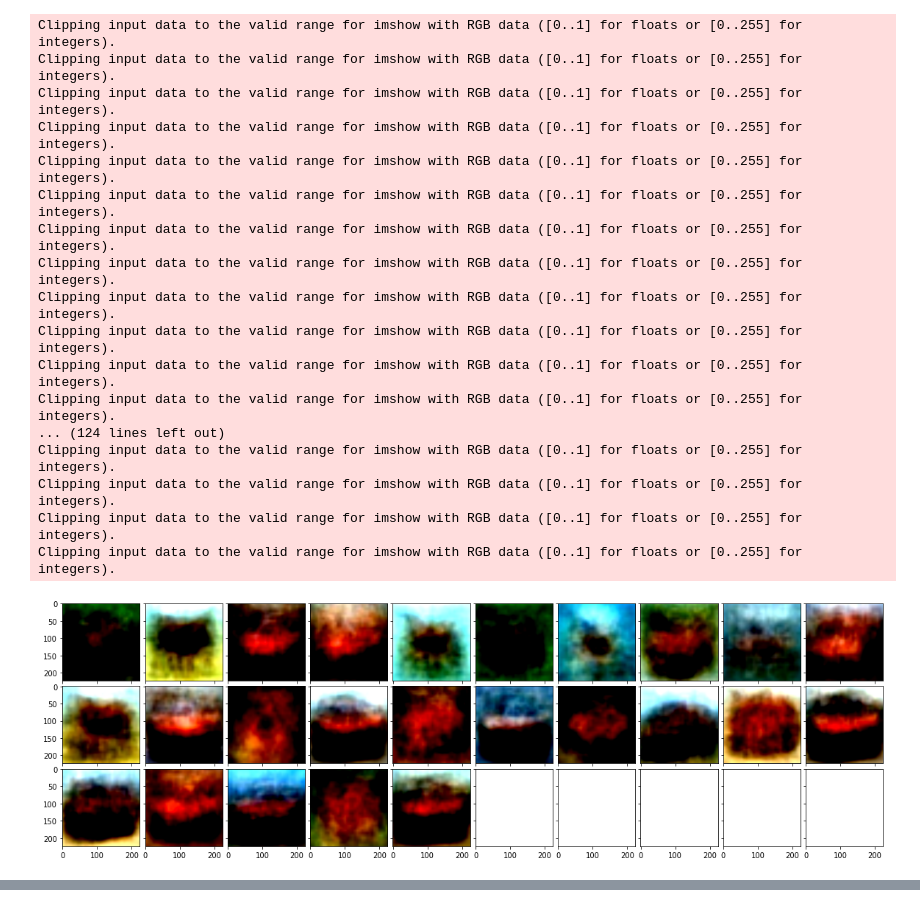
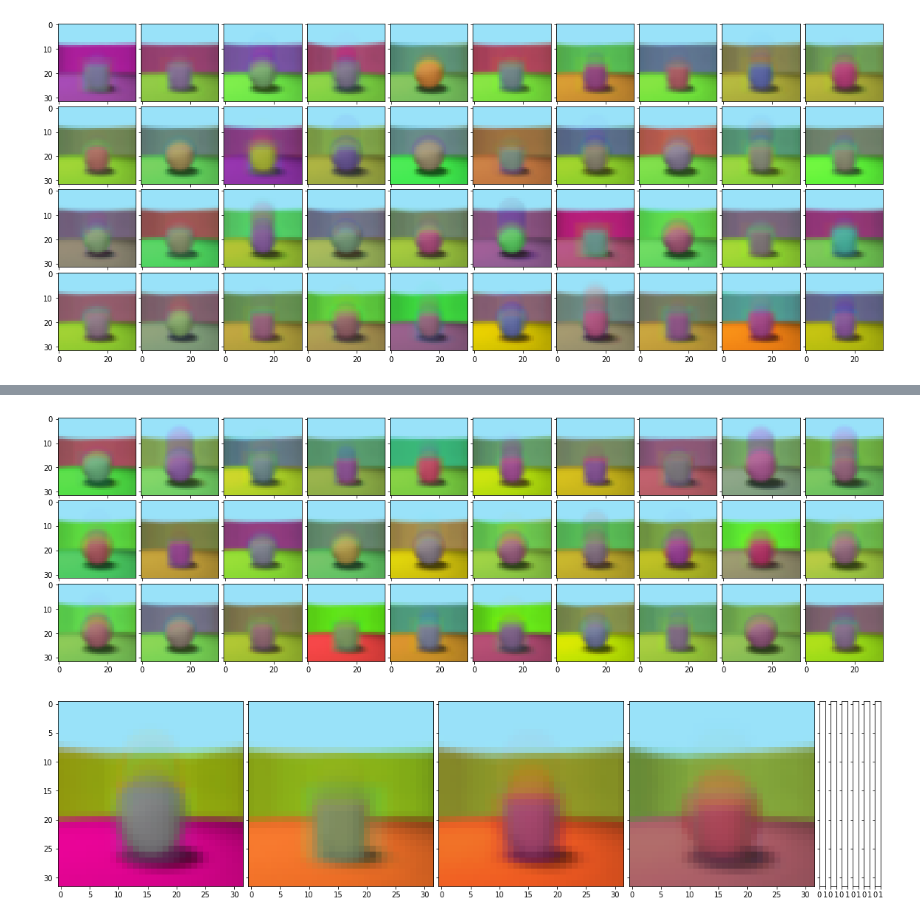
Before and after one commit to arkhycat/disenntangle, a Jupyter notebook: images_by_activation.ipynb, the cells around one changed output, grey strips where cells are left out. Drawn from its saved outputs; the diff is of its cells as text; code cells hidden in the pictures.

```diff
--- a/images_by_activation.ipynb
+++ b/images_by_activation.ipynb
@@ -34,7 +38,7 @@ if ds == SupportedDatasets.THREEDSHAPES:
                                                            torchvision.transforms.ToPILImage(),
                                                            torchvision.transforms.Resize((32, 32)),
                                                            torchvision.transforms.ToTensor(),
-                                          ]), filtered = True),
+                                          ]), filtered = filtered),
                                           batch_size=32, shuffle=True)
     testloader = torch.utils.data.DataLoader(
                                           ThreeDShapes(filename='data/3dshapes.h5',
@@ -42,7 +46,7 @@ if ds == SupportedDatasets.THREEDSHAPES:
                                                            torchvision.transforms.ToPILImage(),
                                                            torchvision.transforms.Resize((32, 32)),
                                                            torchvision.transforms.ToTensor(),
-                                          ]), filtered = True),
+                                          ]), filtered = filtered),
                                           batch_size=32, shuffle=True)
 elif ds == SupportedDatasets.COL_MNIST:
     trainloader = torch.utils.data.DataLoader(
@@ -96,6 +97,8 @@ for i, data in enumerate(testloader):
     data = data.cuda()
     output = vgg16(data)
     act = np.concatenate((act, hook.outputs), axis=0)
+    if i > 100:
+        break
 
 img_shape = data[0].shape
 target_shape = target[0].shape
@@ -165,9 +159,9 @@ for i, data in enumerate(testloader):
 101
 # %%
-weighted_images_pos_norm = weighted_images_pos / np.expand_dims(np.max(weighted_images_pos, axis=(1, 2, 3)), axis=(1, 2, 3))
-weighted_images_neg_norm = weighted_images_neg / np.expand_dims(np.max(weighted_images_neg, axis=(1, 2, 3)), axis=(1, 2, 3))
-#weighted_images_pos /= n_pos[:, np.newaxis, np.newaxis, np.newaxis]
-#weighted_images_neg /= n_neg[:, np.newaxis, np.newaxis, np.newaxis]
+#weighted_images_pos_norm = weighted_images_pos / np.expand_dims(np.max(weighted_images_pos, axis=(1, 2, 3)), axis=(1, 2, 3))
+#weighted_images_neg_norm = weighted_images_neg / np.expand_dims(np.max(weighted_images_neg, axis=(1, 2, 3)), axis=(1, 2, 3))
+weighted_images_pos_norm = weighted_images_pos/n_pos[:, np.newaxis, np.newaxis, np.newaxis]
+weighted_images_neg_norm = weighted_images_neg/n_neg[:, np.newaxis, np.newaxis, np.newaxis]
 # %%
 for c in range(ncc):
     fig = plt.figure(figsize=(20., 20.))
@@ -273,0 +201,20 @@ Clipping input data to the valid range for imshow with RGB data ([0..1] for floa
+# %%
+_FACTORS_IN_ORDER = ['floor_hue', 'wall_hue', 'object_hue', 'scale', 'shape',
+                     'orientation']
+
+for i in range(6):
+    print(_FACTORS_IN_ORDER[i])
+    targets_pos_aggregate = list()
+    for c in range(ncc):
+        #print("Block {}".format(c+1))
+        targets_pos_aggregate.append(np.zeros((0)))
+        for j in range(layer_size):
+            if blocks[j] == c:
+                targets_pos_aggregate[c] = np.concatenate([targets_pos_aggregate[c], targets_pos[j][:, i]], axis=0)
+
+    #print(targets_pos_aggregate)
+    min_len = min(len(targets_pos_aggregate[c]) for c in range(ncc))
+    targets_pos_aggregate_sample = [targets_pos_aggregate[c][:min_len] for c in range(ncc)]
+    plt.hist(np.array(targets_pos_aggregate_sample).transpose())
+    plt.legend(range(ncc))
+    plt.show()
@@ -274,29 +234,12 @@ Clipping input data to the valid range for imshow with RGB data ([0..1] for floa
 # %%
 for c in range(ncc):
     fig = plt.figure(figsize=(20., 20.))
     grid = ImageGrid(fig, 111,  # similar to subplot(111)
                      nrows_ncols=(int(np.ceil((blocks==c).sum()/10)), 10),  # creates 2x2 grid of axes
                      axes_pad=0.1,  # pad between axes in inch.
                      )
 
-    for ax, im in zip(grid, weighted_images_neg[blocks==c]):
+    for ax, im in zip(grid, weighted_images_neg_norm[blocks==c]):
         ax.imshow(im.transpose(1, 2, 0))
 # %% [output]
-Clipping input data to the valid range for imshow with RGB data ([0..1] for floats or [0..255] for integers).
-Clipping input data to the valid range for imshow with RGB data ([0..1] for floats or [0..255] for integers).
-Clipping input data to the valid range for imshow with RGB data ([0..1] for floats or [0..255] for integers).
-Clipping input data to the valid range for imshow with RGB data ([0..1] for floats or [0..255] for integers).
-Clipping input data to the valid range for imshow with RGB data ([0..1] for floats or [0..255] for integers).
-Clipping input data to the valid range for imshow with RGB data ([0..1] for floats or [0..255] for integers).
-Clipping input data to the valid range for imshow with RGB data ([0..1] for floats or [0..255] for integers).
-Clipping input data to the valid range for imshow with RGB data ([0..1] for floats or [0..255] for integers).
-Clipping input data to the valid range for imshow with RGB data ([0..1] for floats or [0..255] for integers).
-Clipping input data to the valid range for imshow with RGB data ([0..1] for floats or [0..255] for integers).
-Clipping input data to the valid range for imshow with RGB data ([0..1] for floats or [0..255] for integers).
-Clipping input data to the valid range for imshow with RGB data ([0..1] for floats or [0..255] for integers).
-... (124 lines left out)
-Clipping input data to the valid range for imshow with RGB data ([0..1] for floats or [0..255] for integers).
-Clipping input data to the valid range for imshow with RGB data ([0..1] for floats or [0..255] for integers).
-Clipping input data to the valid range for imshow with RGB data ([0..1] for floats or [0..255] for integers).
-Clipping input data to the valid range for imshow with RGB data ([0..1] for floats or [0..255] for integers).
-[figure, old version]
+[figure, new version]
@@ -305,0 +249,2 @@ Clipping input data to the valid range for imshow with RGB data ([0..1] for floa
+[figure, added]
+[figure, added]
```
Also changed, not shown: parts of 11 cells of this notebook, 1 other file.
